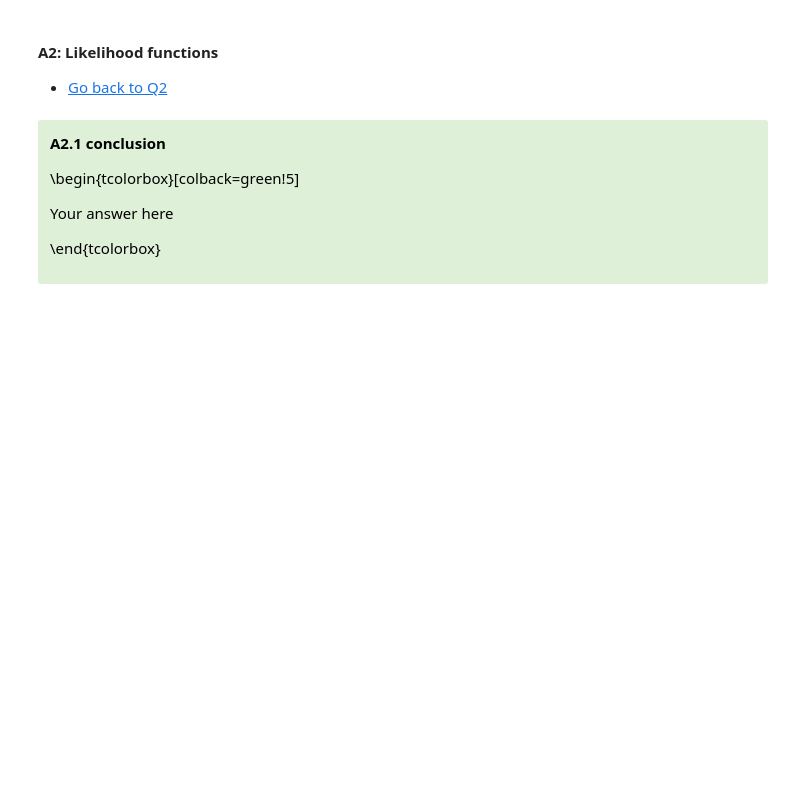
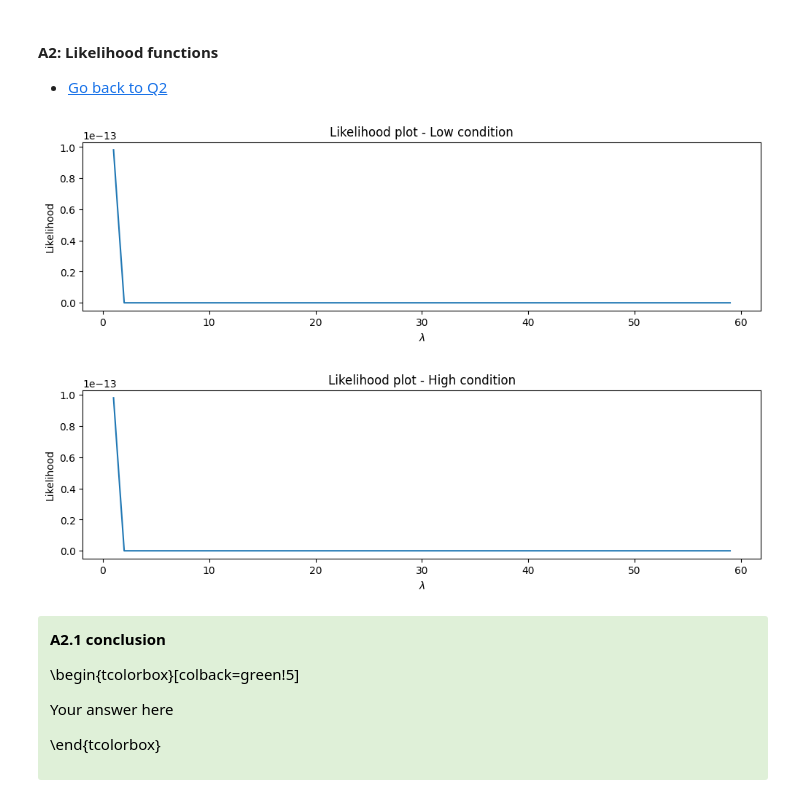
Before and after one commit to cesarz10/Computational-Neurophysiology-Lab, a Jupyter notebook: Lab_4/Module2_Ex2_12.ipynb, the cells around one changed output. Cells and saved outputs as stored; diff of their text form; code cells hidden in the pictures; blank space fills up the shorter version.

```diff
--- a/Lab_4/Module2_Ex2_12.ipynb
+++ b/Lab_4/Module2_Ex2_12.ipynb
@@ -347,15 +345,37 @@ Your answer here
 # %%
 # hint, exclude lambda = 0 in your range of lambdas.
 
 # Q2.1: use the following variables:
 # likelihood_low      (for your likelihood model, low light)
 # likelihood_high      (for your likelihood model, high light)
 
 ######################
 ##  Q2.1 solution   ##
 ######################
 
-# your code goes here
+# low condition
+lambda_arr = np.arange(1, 60)
+likelihood_low = lambda_arr ** len(ISI_low) * exp(-lambda_arr * sum(ISI_low))
+
+# plotting
+plt.plot(lambda_arr, likelihood_low)
+plt.title("Likelihood plot - Low condition")
+plt.xlabel("$\lambda$")
+plt.ylabel("Likelihood")
+plt.show()
+
+# high condition
+likelihood_high = lambda_arr ** len(ISI_high) * exp(-lambda_arr * sum(ISI_high))
+
+# plotting
+plt.plot(lambda_arr, likelihood_high)
+plt.title("Likelihood plot - High condition")
+plt.xlabel("$\lambda$")
+plt.ylabel("Likelihood")
+plt.show()
+# %% [output]
+[figure, added]
+[figure, added]
 # %% [markdown]
 <div class="alert alert-success">
 <span style="color:black">
```
Also changed, not shown: parts of 6 cells of this notebook.
